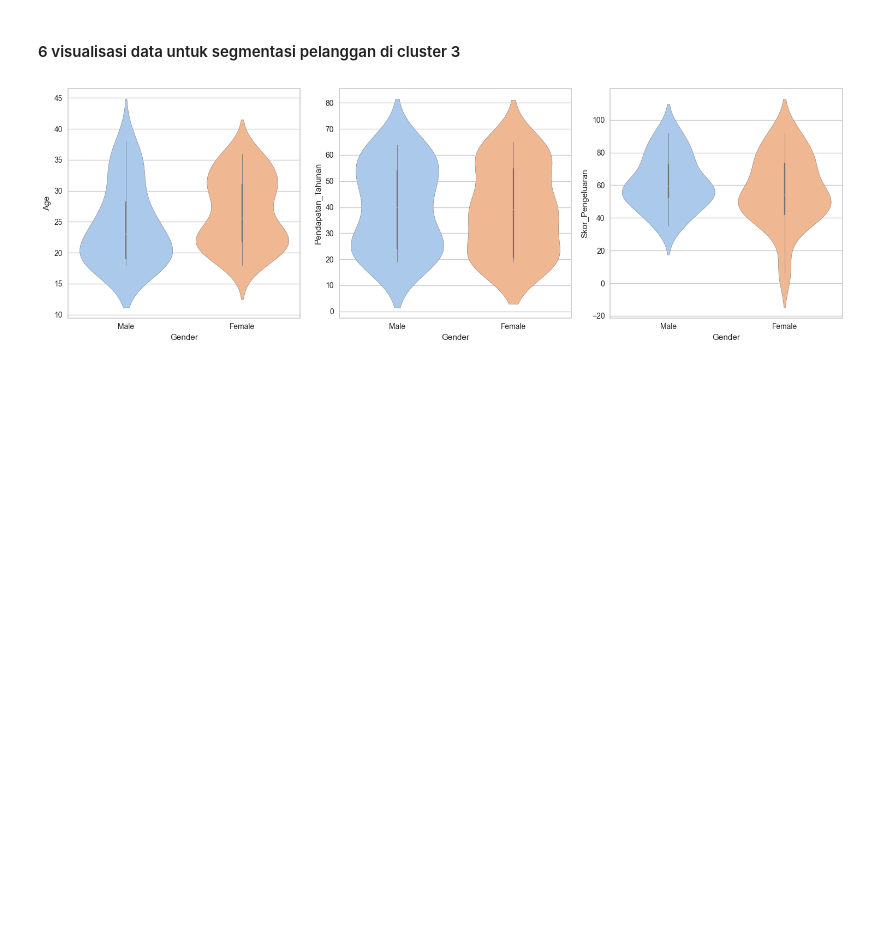
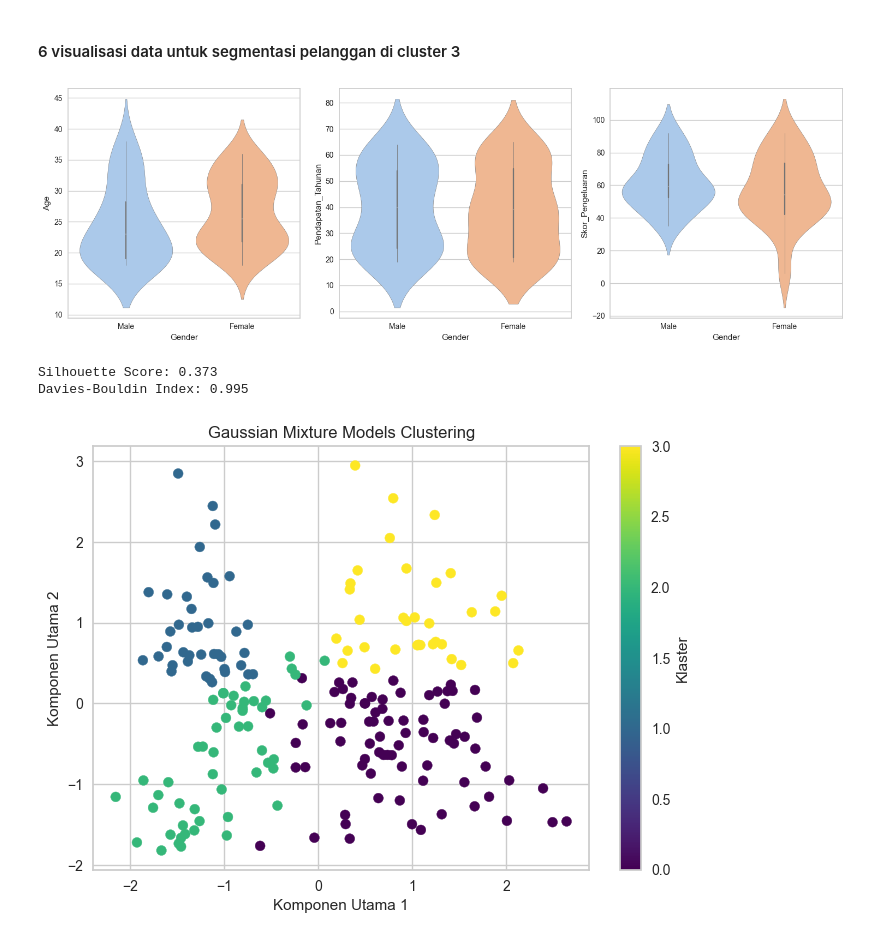
Before and after one commit to BlackBox-Ops/ML-Customer-Segmentation, a Jupyter notebook: notebooks/analisis_eda.ipynb, the cells around one changed output. Saved outputs shown, nothing was run; the diff lists cells and outputs as text; code cells hidden in the pictures; blank space fills up the shorter version.

Commit message:
melakukan pengujian model gmm

```diff
--- a/notebooks/analisis_eda.ipynb
+++ b/notebooks/analisis_eda.ipynb
@@ -2086,3 +2086,38 @@ plt.tight_layout()
 plt.show()
 # %% [output]
 [figure]
+# %%
+from sklearn.mixture import GaussianMixture
+from sklearn.metrics import silhouette_score, davies_bouldin_score
+from sklearn.decomposition import PCA
+
+df_test = pd.read_csv('../data/Mall_Customers.csv')
+
+scaler = StandardScaler()
+data_scaled = scaler.fit_transform(df_test[['Age','Annual Income (k$)','Spending Score (1-100)']])
+
+gmm = GaussianMixture(n_components=4, random_state=42)
+gmm.fit(data_scaled)
+gmm_labels = gmm.predict(data_scaled)
+
+# Evaluasi Kualitas Klaster
+sil_score = silhouette_score(data_scaled, gmm_labels)
+db_index = davies_bouldin_score(data_scaled, gmm_labels)
+
+print(f"Silhouette Score: {sil_score:.3f}")
+print(f"Davies-Bouldin Index: {db_index:.3f}")
+
+# Visualisasi dengan PCA
+pca = PCA(n_components=2)
+data_pca = pca.fit_transform(data_scaled)
+
+plt.scatter(data_pca[:, 0], data_pca[:, 1], c=gmm_labels, cmap='viridis', s=50)
+plt.title('Gaussian Mixture Models Clustering')
+plt.xlabel('Komponen Utama 1')
+plt.ylabel('Komponen Utama 2')
+plt.colorbar(label='Klaster')
+plt.show()
+# %% [output]
+Silhouette Score: 0.373
+Davies-Bouldin Index: 0.995
+[figure, added]
```
